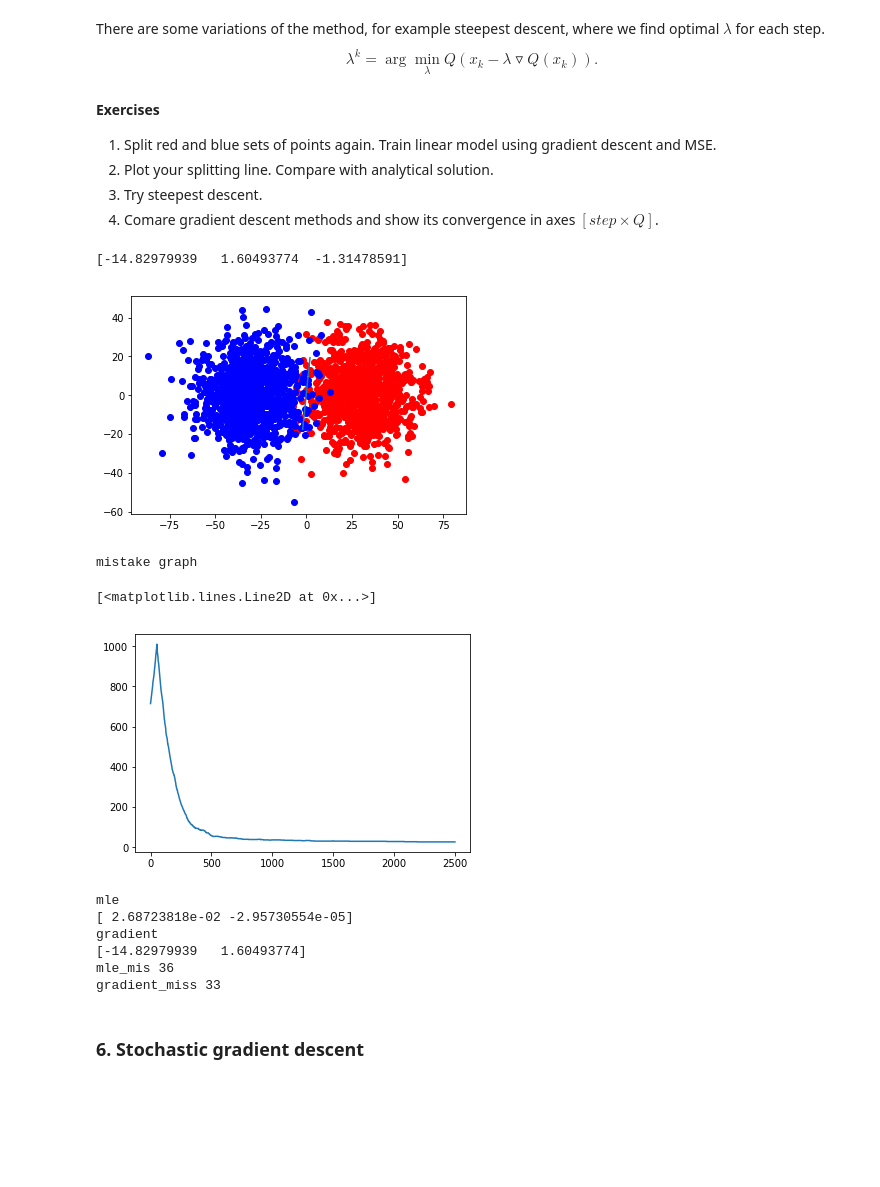
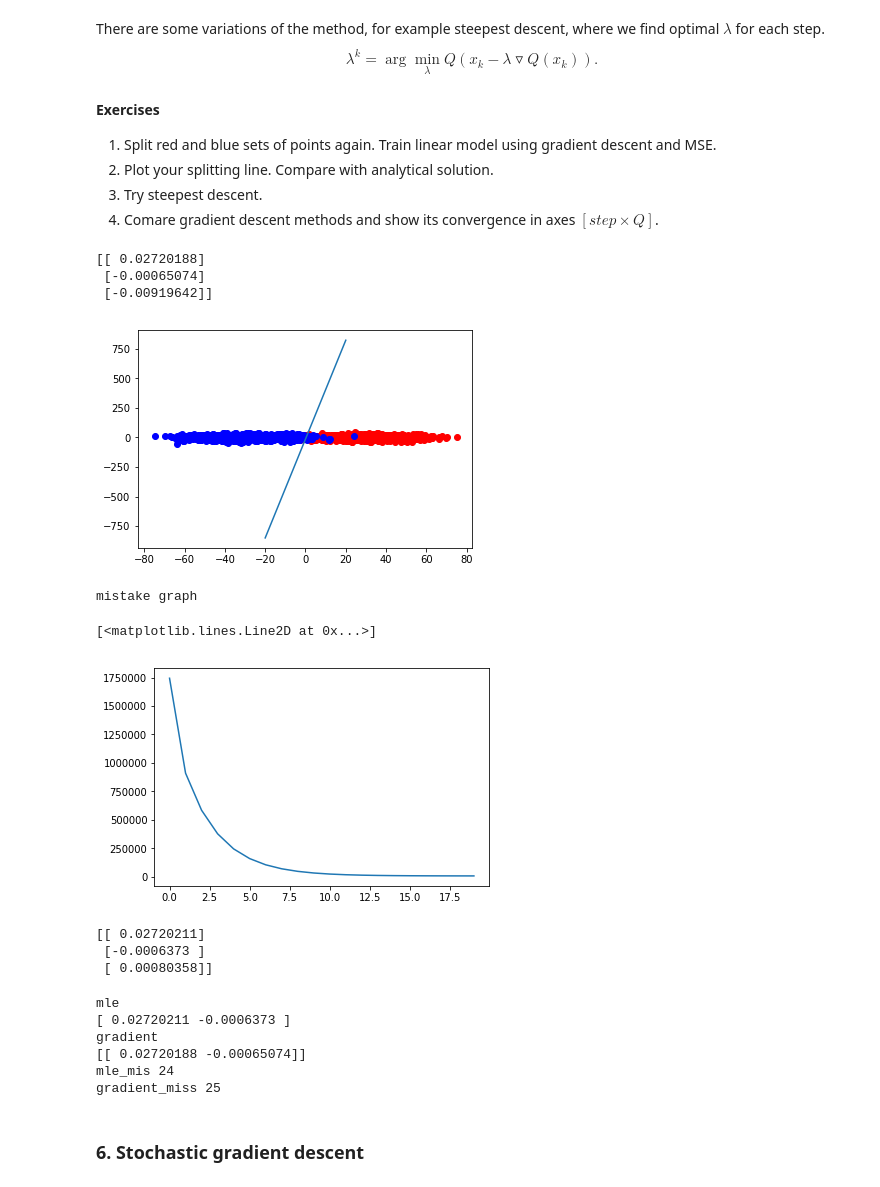
Before and after one commit to ZeDRoman/Sonia, a Jupyter notebook: lab-1.ipynb, the cells around one changed output. Saved outputs shown, nothing was run; the diff lists cells and outputs as text; code cells hidden in the pictures; blank space fills up the shorter version.

```diff
--- a/lab-1.ipynb
+++ b/lab-1.ipynb
@@ -479,29 +480,15 @@ x = c
 y = np.concatenate((np.zeros((N, 1)) + 1, np.zeros((N, 1)) - 1), axis=0)
 
 def f(x,y,w):
-    ans = 0.0
-    for i in range(x.shape[0]):
-        ans += np.log(1 + np.exp(-y[i] * np.dot(w.T, x[i, :])))
-    return ans
+    return (np.dot(x, w) - y)**2
 
 def grad(x,y,w):
-    ans = np.array([0.0, 0, 0])
-    for i in range(x.shape[0]):
-#         c = -y[i] * np.dot(w.T, x[i, :])
-#         k1 = y[i] * x[i, :] * np.exp(c) * c
-#         d1 = np.exp(c) + 1
-#         ans += k1 / d1
-        ans += y[i] * x[i, :]
-    return ans
+    return np.dot(x.T, np.dot(x, w) - y)/y.shape[0]
 
 def modle(x):
-    return (x[0] ** 2 + x[1] ** 2 + x[2] ** 2) ** (1/2)
+    return (np.dot(x.T, x)) ** (1/2)
 
-w = np.random.uniform(-2, 2, 3)
-w_0 = [w[0]]
-w_1 = [w[1]]
-w_2 = [w[2]]
-# while(modle(grad(x, y, w)) > 0.01):
+w = np.random.uniform(-2, 2, (3,1))
 
 N = 1000
 x_test = np.random.multivariate_normal(mean=red_centre, cov=cov, size=N)
@@ -509,38 +496,46 @@ y_test = np.random.multivariate_normal(mean=blue_centre, cov=cov, size=N)
 step = []
 step_mis = []
 
-
-for i in range(2500):
+i = 0
+while (modle(grad(x, y, w)) > 0.01):
     step.append(i)
-    step_mis.append(count_mistake(x_test, red_centre, y_test, blue_centre, w[0:2]))
-    w -= (1e-7) * grad(x, y, w)
-    w_0.append(w[0])
-    w_1.append(w[1])
-    w_2.append(w[2])
-print(w)
+    i += 1
+    step_mis.append(np.sum(f(x, y, w)))
+    w -= (1e-3) * grad(x, y, w)
 def liney(w, x):
     return (-w[0] * x - w[2])/ w[1]
 def line(w):
-    x = np.array([-2, 2])
+    x = np.array([-20, 20])
     y = liney(w, x)
     plt.plot(x, y)
 line(w)
 
-normal_gradient = np.array([w[0], w[1]])
+print(w)
+normal_gradient = np.array([w[0], w[1]]).T
+
+centre_grad = np.array([-w[2][0]/w[0][0], 0])
 # %% [output]
-[-14.82979939   1.60493774  -1.31478591]
+[[ 0.02720188]
+ [-0.00065074]
+ [-0.00919642]]
-[figure, old version]
+[figure, new version]
 # %%
 print('mistake graph')
-plt.plot(step, step_mis)
+plt.plot(step[:20], step_mis[:20])
 # %% [output]
 mistake graph
 [<matplotlib.lines.Line2D at 0x...>]
-[figure, old version]
+[figure, new version]
 # %%
 w = np.zeros((3, 1))
 w = np.dot(np.linalg.inv(np.dot(x.T, x)), np.dot(x.T, y))
+print(w)
 normal_mle = np.array([w[0][0], w[1][0]])
+centre_mle = np.array([-w[2][0]/w[0][0], 0])
+# %% [output]
+[[ 0.02720211]
+ [-0.0006373 ]
+ [ 0.00080358]]
 # %%
 print('mle')
 print(normal_mle)
@@ -549,33 +544,33 @@ print(normal_gradient)
 
 N = 1000
 x_test = np.random.multivariate_normal(mean=red_centre, cov=cov, size=N)
-N = 1000
+N = 100
 y_test = np.random.multivariate_normal(mean=blue_centre, cov=cov, size=N)
 
 mle_mis = 0
 gradient_miss = 0
 
 for i in range(x_test.shape[0]):
-    if (np.dot(normal_mle, x_test[i,:]) * np.dot(normal_mle, red_centre) < 0):
+    if (np.dot(normal_mle, x_test[i,:] - centre_mle) * np.dot(normal_mle, red_centre - centre_mle) < 0):
         mle_mis += 1
-    if (np.dot(normal_gradient, x_test[i,:]) * np.dot(normal_gradient, red_centre) < 0):
+    if (np.dot(normal_gradient, x_test[i,:] - centre_grad) * np.dot(normal_gradient, red_centre - centre_grad) < 0):
         gradient_miss += 1
 
 for i in range(y_test.shape[0]):
-    if (np.dot(normal_mle, y_test[i,:]) * np.dot(normal_mle, blue_centre) < 0):
+    if (np.dot(normal_mle, y_test[i,:] - centre_mle) * np.dot(normal_mle, blue_centre - centre_mle) < 0):
         mle_mis += 1
-    if (np.dot(normal_gradient, y_test[i,:]) * np.dot(normal_gradient, blue_centre) < 0):
+    if (np.dot(normal_gradient, y_test[i,:] - centre_grad) * np.dot(normal_gradient, blue_centre - centre_grad) < 0):
         gradient_miss += 1
 
 print('mle_mis', mle_mis)
 print('gradient_miss', gradient_miss)
 # %% [output]
 mle
-[ 2.68723818e-02 -2.95730554e-05]
+[ 0.02720211 -0.0006373 ]
 gradient
-[-14.82979939   1.60493774]
-mle_mis 36
-gradient_miss 33
+[[ 0.02720188 -0.00065074]]
+mle_mis 24
+gradient_miss 25
 # %% [markdown]
 ### 6. Stochastic gradient descent
 # %% [markdown]
```
Also changed, not shown: parts of 18 cells of this notebook.
